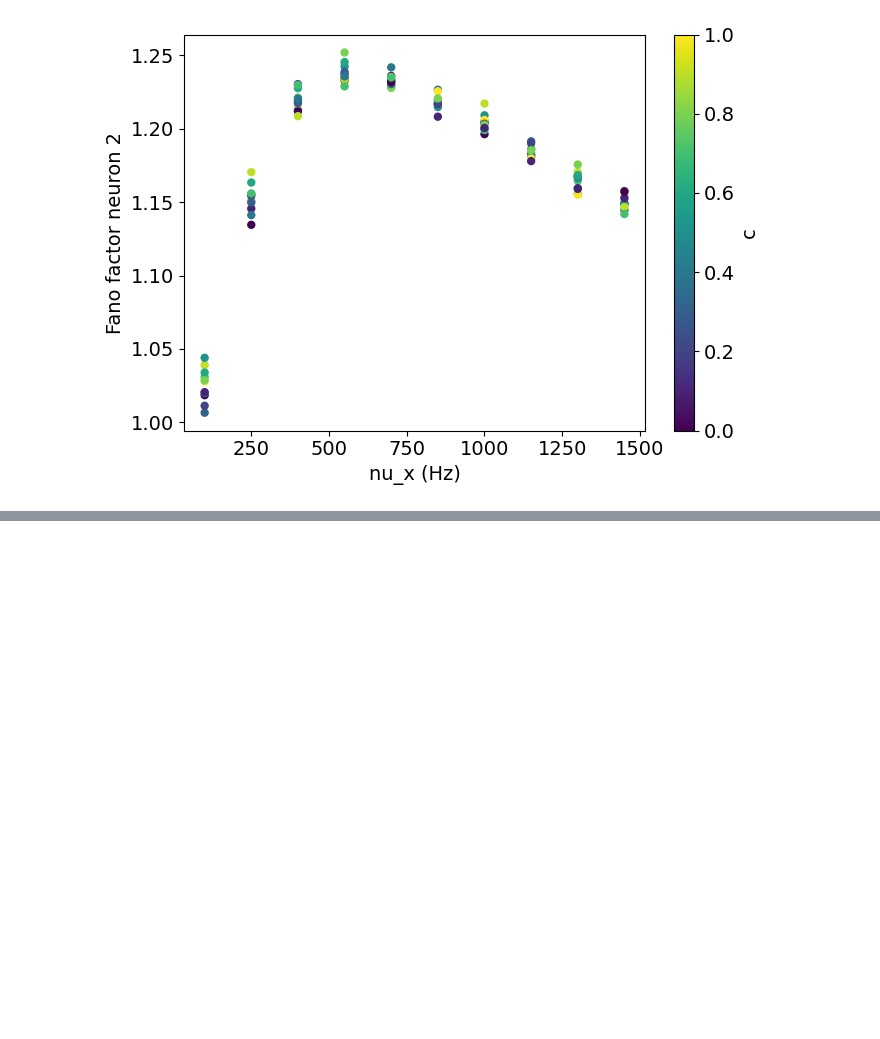
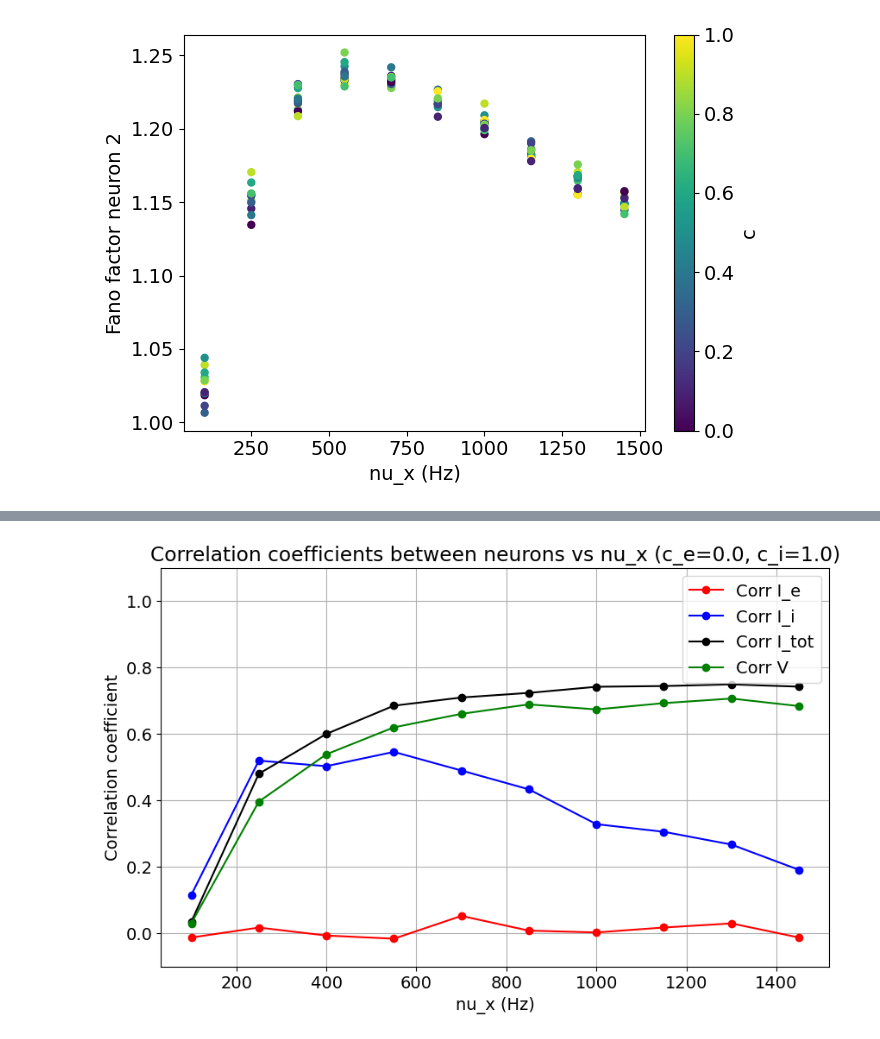
Before and after one commit to yuesha-yc/Conductance-Neurons, a Jupyter notebook: python_analysis/2025_10_16/2025_10_16_double_cond_lif.ipynb, the cells around one changed output, grey strips where cells are left out. Cells and saved outputs as stored; diff of their text form; code cells hidden in the pictures; blank space fills up the shorter version.

```diff
--- a/python_analysis/2025_10_16/2025_10_16_double_cond_lif.ipynb
+++ b/python_analysis/2025_10_16/2025_10_16_double_cond_lif.ipynb
@@ -224,0 +431,83 @@ plt.tight_layout(); plt.savefig("fano2_vs_nu_x_by_c.png", dpi=300, bbox_inches="
+# %%
+import numpy as np
+import pandas as pd
+import matplotlib.pyplot as plt
+
+trials = collect_data("../../outputs/conductance/double_lif/nu_x_c_e_c_i/20251016-110604-Ov4lxrFn")
+# %%
+# sort trials using params.get("nu_x")
+trials.sort(key=lambda x: x[0].get("nu_x", 0))
+# %%
+all_corr_I_e = []
+all_corr_I_i = []
+all_corr_I_tot = []
+all_corr_V = []
+
+c_e = 0.0
+c_i = 1.0
+
+for params, results in trials:
+    if params.get("c_e") == c_e and params.get("c_i") == c_i:
+        nu_x = params.get("nu_x")
+        t = np.asarray(results["t"])
+        I_tot = np.asarray(results["I_tot"])
+        I_e = np.asarray(results["I_e"])
+        I_i = np.asarray(results["I_i"])
+        V = np.asarray(results["V"])
+
+        # # for N_cells
+        N_cells = params.get("N_cells", 1)
+        # for i in range(N_cells):
+
+        #     plt.figure()
+        #     plt.plot(t, I_tot[i], label="I_tot", color="black", alpha=0.7, linewidth=1)
+        #     plt.plot(t, I_e[i], label="I_e", color="red", alpha=0.7, linewidth=1)
+        #     plt.plot(t, I_i[i], label="I_i", color="blue", alpha=0.7, linewidth=1)
+        #     plt.title(f"Current traces for neuron {i+1}, nu_x={nu_x} Hz, c_e=0.0, c_i=1.0")
+        #     # plot V too
+        #     # plt.plot(t, V, label="V", color="green", alpha=0.7, linewidth=1)  # scale V for visibility
+        #     plt.xlabel("Time (ms)")
+        #     plt.ylabel("Current (nA)")
+        #     plt.legend()
+        #     # set xlim to show only last 10% of the time
+        #     plt.xlim(t[-1] * 0.90, t[-1])
+        #     # set ylim be fixed
+        #     plt.ylim(-210, 210)
+        #     plt.title(f"nu_x={nu_x} Hz")
+        #     # set the plt size to be longer landscape
+        #     plt.gcf().set_size_inches(15, 3)
+        #     # plt.savefig(f"current_trace_nu_x_{nu_x}.png", dpi=300)
+        #     plt.show()
+
+        # compute the correlation between I_e an I_i between the two cells
+        print(np.corrcoef(I_tot[0], I_tot[1]))
+
+        corr_I_e = np.corrcoef(I_e[0], I_e[1])[0,1]
+        corr_I_i = np.corrcoef(I_i[0], I_i[1])[0,1]
+        corr_I_tot = np.corrcoef(I_tot[0], I_tot[1])[0,1]
+        corr_V = np.corrcoef(V[0], V[1])[0,1]
+
+        all_corr_I_e.append((nu_x, corr_I_e))
+        all_corr_I_i.append((nu_x, corr_I_i))
+        all_corr_I_tot.append((nu_x, corr_I_tot))
+        all_corr_V.append((nu_x, corr_V))
+
+# plot all correlations vs nu_x
+all_corr_I_e = np.array(all_corr_I_e)
+all_corr_I_i = np.array(all_corr_I_i)
+all_corr_I_tot = np.array(all_corr_I_tot)
+all_corr_V = np.array(all_corr_V)
+
+plt.figure(figsize=(10,6))
+plt.plot(all_corr_I_e[:,0], all_corr_I_e[:,1], marker='o', label="Corr I_e", color="red")
+plt.plot(all_corr_I_i[:,0], all_corr_I_i[:,1], marker='o', label="Corr I_i", color="blue")
+plt.plot(all_corr_I_tot[:,0], all_corr_I_tot[:,1], marker='o', label="Corr I_tot", color="black")
+plt.plot(all_corr_V[:,0], all_corr_V[:,1], marker='o', label="Corr V", color="green")
+plt.xlabel("nu_x (Hz)")
+plt.ylabel("Correlation coefficient")
+plt.title(f"Correlation coefficients between neurons vs nu_x (c_e={c_e}, c_i={c_i})")
+plt.ylim(-0.1, 1.1)
+plt.legend()
+plt.grid()
+plt.show()
+# %% [output]
@@ -224,0 +534 @@ plt.tight_layout(); plt.savefig("fano2_vs_nu_x_by_c.png", dpi=300, bbox_inches="
+[figure, added]
```
Also changed, not shown: parts of 9 cells of this notebook, 7 other files.
